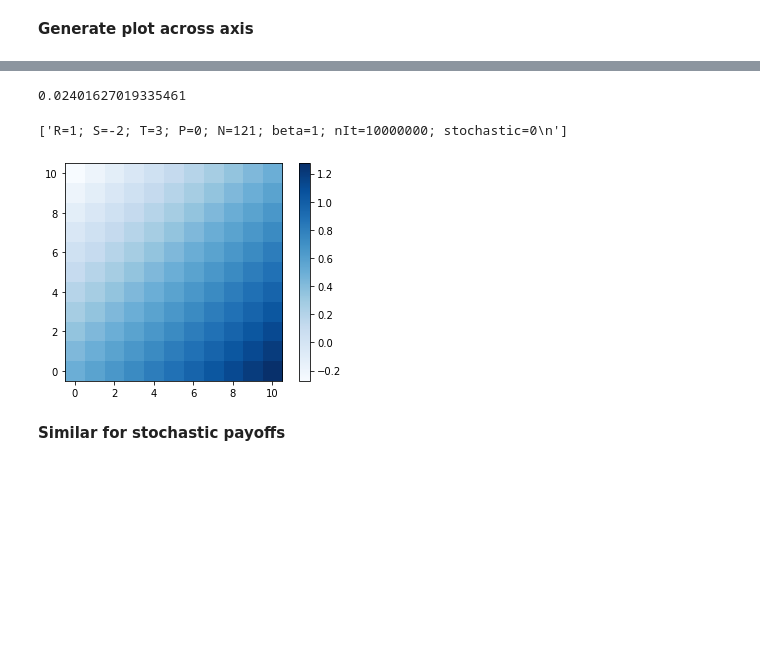
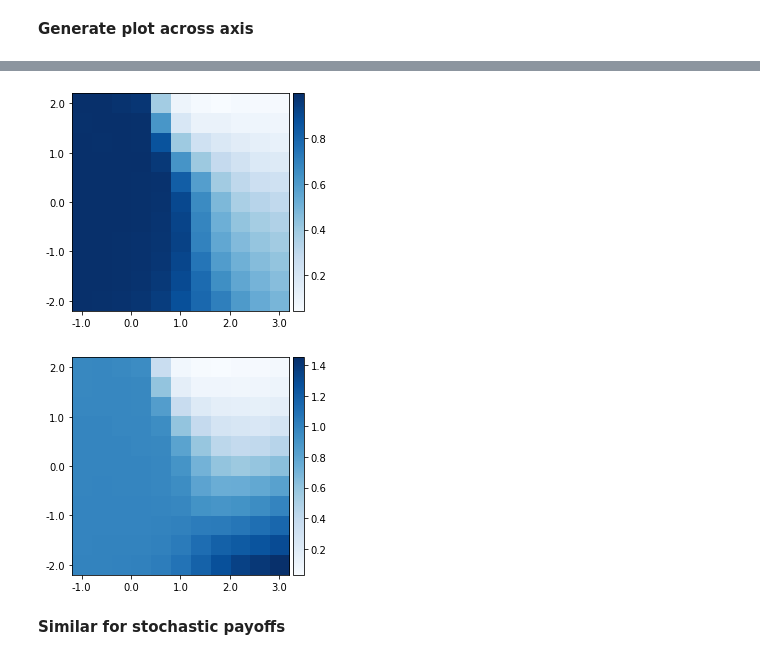
Before and after one commit to Nikoleta-v3/evolution-of-cooperation-with-limited-updating-payoff-memory, a Jupyter notebook: Parameters Sweep Analysis.ipynb, the cells around one changed output, grey strips where cells are left out. Saved outputs shown, nothing was run; the diff lists cells and outputs as text; code cells hidden in the pictures; blank space fills up the shorter version.

```diff
--- a/Parameters Sweep Analysis.ipynb
+++ b/Parameters Sweep Analysis.ipynb
@@ -84,4 +49,0 @@ for p, q, v in zip(df["p"], df["q"], df["frequencies"]):
-# %%
-heatmap, xedges, yedges = np.histogram2d(ps, qs, bins=15)
-
-extent = [xedges[0], xedges[-1], yedges[0], yedges[-1]]
@@ -243,17 +163,39 @@ v = evol_dynamics.expected_distribution_last_round(player, player, 0.999)
-# %%
-v[0] + v[1]
-# %% [output]
-0.02401627019335461
-# %%
-data
-# %% [output]
-['R=1; S=-2; T=3; P=0; N=121; beta=1; nIt=10000000; stochastic=0\n']
-# %%
-plt.imshow(scores, origin="lower", cmap=cmaps[0])
-
-plt.colorbar();
-# %% [output]
-[figure, removed]
+# %%
+fig, axes = plt.subplots()
+
+im = axes.imshow(cooperation_rates, origin="lower", cmap=cmaps[0])
+
+axes.set_xticks(np.linspace(0, 10, 5))
+axes.set_yticks(np.linspace(0, 10, 5))
+
+axes.set_xticklabels(np.linspace(-1, 3, 5))
+axes.set_yticklabels(np.linspace(-2, 2, 5))
+
+
+
+divider = make_axes_locatable(axes)
+cax = divider.append_axes('right', size='5%', pad=0.05)
+fig.colorbar(im, cax=cax, orientation='vertical');
+# %% [output]
+[figure, added]
+# %%
+fig, axes = plt.subplots()
+
+im = axes.imshow(scores, origin="lower", cmap=cmaps[0])
+
+axes.set_xticks(np.linspace(0, 10, 5))
+axes.set_yticks(np.linspace(0, 10, 5))
+
+axes.set_xticklabels(np.linspace(-1, 3, 5))
+axes.set_yticklabels(np.linspace(-2, 2, 5))
+
+
+
+divider = make_axes_locatable(axes)
+cax = divider.append_axes('right', size='5%', pad=0.05)
+fig.colorbar(im, cax=cax, orientation='vertical');
+# %% [output]
+[figure, added]
 # %% [markdown]
 **Similar for stochastic payoffs**
 # %%
```
Also changed, not shown: parts of 21 cells of this notebook.
